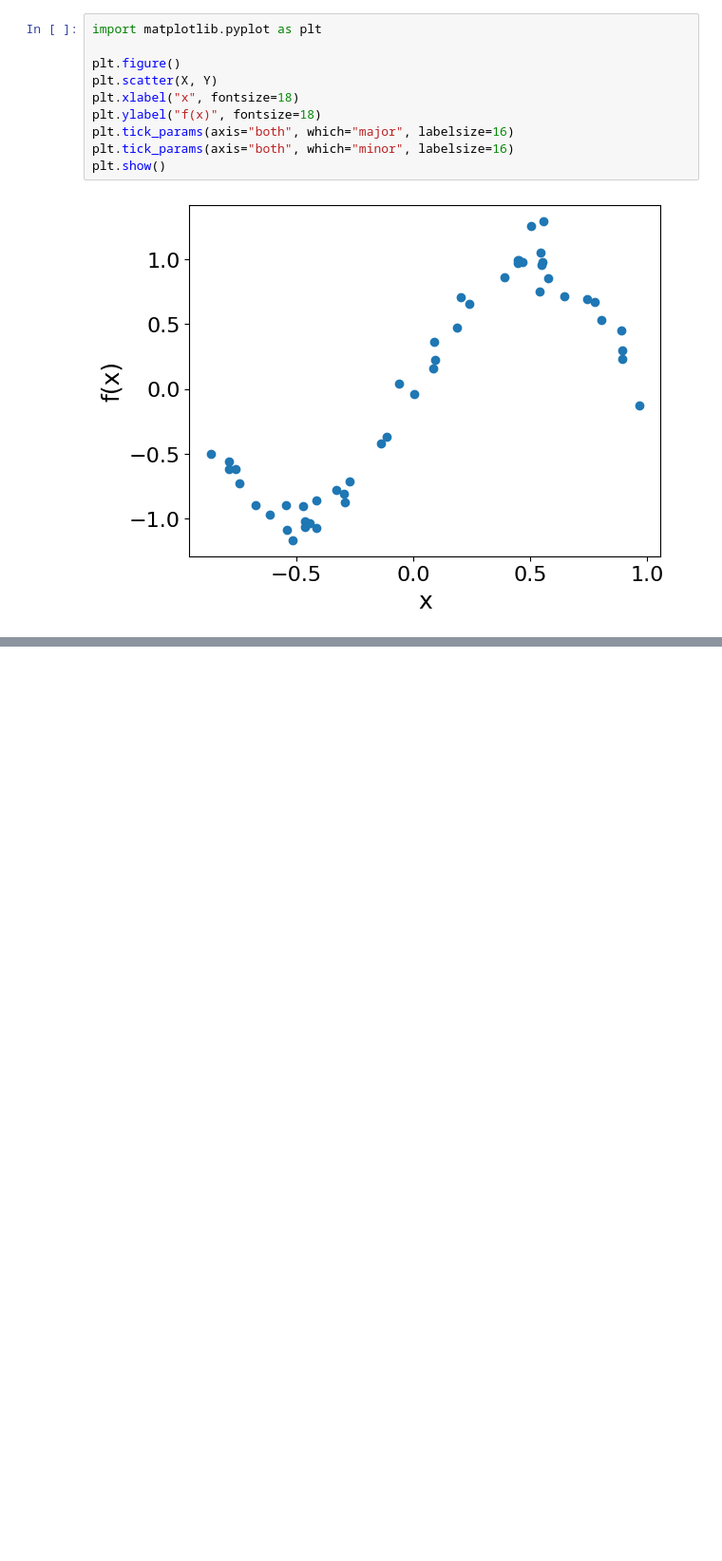
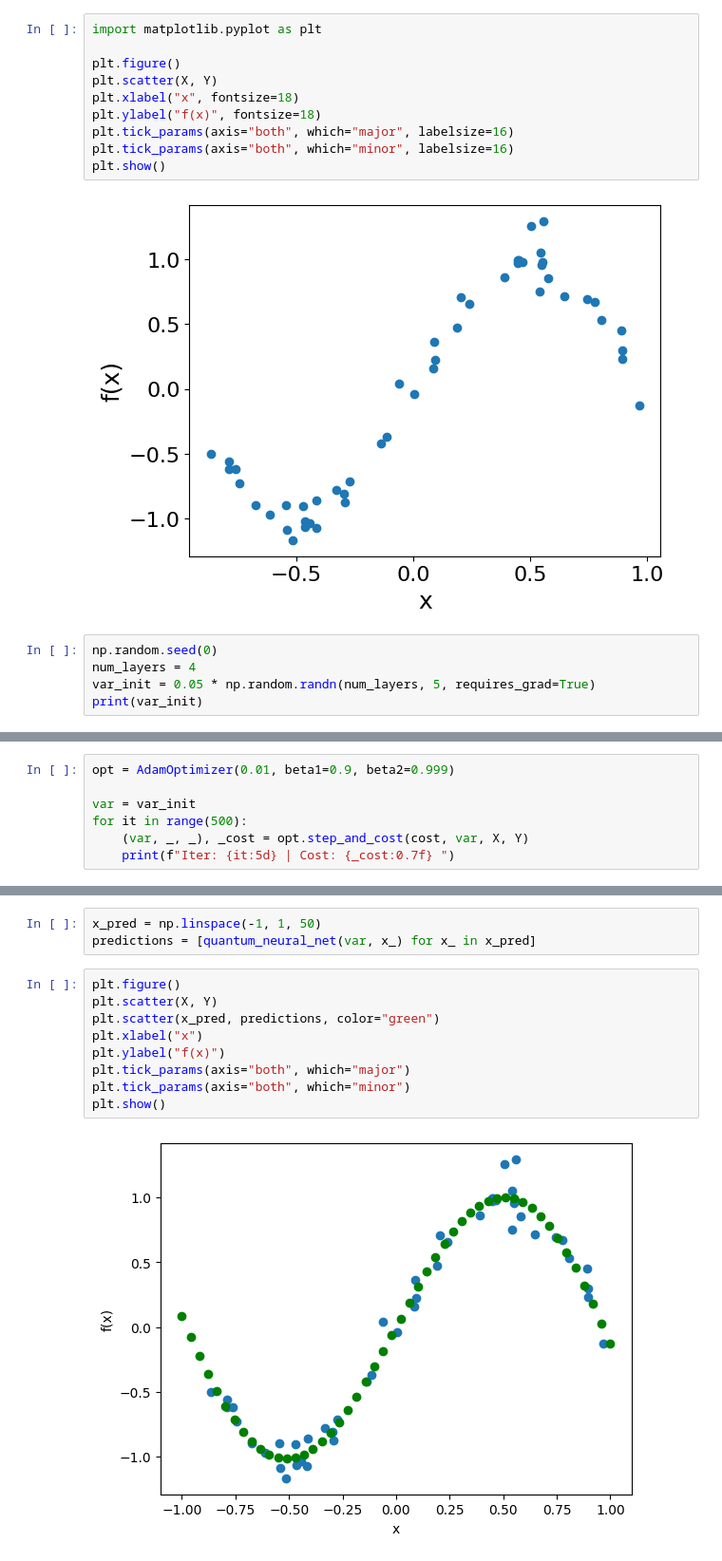
Before and after one commit to ethanator/quantum-lab, a Jupyter notebook: pennylane/function_fitting.ipynb, the cells around one changed output, grey strips where cells are left out. Shown: that part at 95% size. Cells and saved outputs as stored; diff of their text form; blank space fills up the shorter version.

```diff
--- a/pennylane/function_fitting.ipynb
+++ b/pennylane/function_fitting.ipynb
@@ -89,3 +89,8 @@ plt.tick_params(axis="both", which="minor", labelsize=16)
 plt.show()
 # %% [output]
 [figure]
+# %%
+np.random.seed(0)
+num_layers = 4
+var_init = 0.05 * np.random.randn(num_layers, 5, requires_grad=True)
+print(var_init)
@@ -91,0 +107,7 @@ plt.show()
+# %%
+opt = AdamOptimizer(0.01, beta1=0.9, beta2=0.999)
+
+var = var_init
+for it in range(500):
+    (var, _, _), _cost = opt.step_and_cost(cost, var, X, Y)
+    print(f"Iter: {it:5d} | Cost: {_cost:0.7f} ")
@@ -91,0 +132,14 @@ plt.show()
+# %%
+x_pred = np.linspace(-1, 1, 50)
+predictions = [quantum_neural_net(var, x_) for x_ in x_pred]
+# %%
+plt.figure()
+plt.scatter(X, Y)
+plt.scatter(x_pred, predictions, color="green")
+plt.xlabel("x")
+plt.ylabel("f(x)")
+plt.tick_params(axis="both", which="major")
+plt.tick_params(axis="both", which="minor")
+plt.show()
+# %% [output]
+[figure, added]
```
Also changed, not shown: parts of 4 cells of this notebook, 1 other file.
